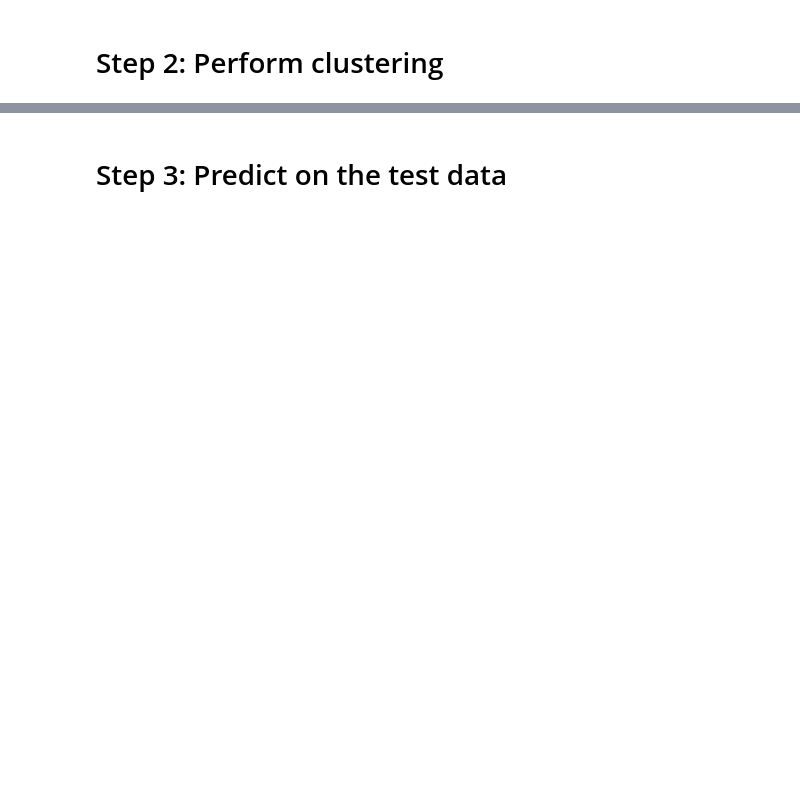
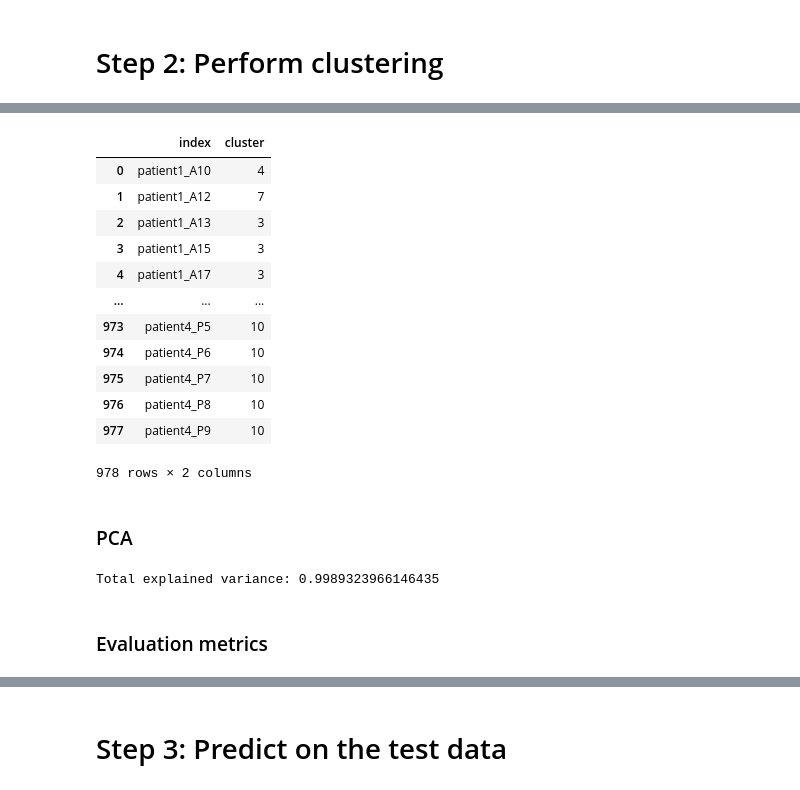
Before and after one commit to acarballocastro/ML4G, a Jupyter notebook: Project2_starter_code_template.ipynb, the cells around one changed output, grey strips where cells are left out. Saved outputs shown, nothing was run; the diff lists cells and outputs as text; code cells hidden in the pictures; blank space fills up the shorter version.

```diff
--- a/Project2_starter_code_template.ipynb
+++ b/Project2_starter_code_template.ipynb
@@ -140,0 +167,19 @@ spearman
+# %%
+cluster_labels = pd.DataFrame(data = {'index': sc_pancreas.columns, 'cluster': clusters})
+cluster_labels
+# %% [output]
+|  | index | cluster |
+| 0 | patient1_A10 | 4 |
+| 1 | patient1_A12 | 7 |
+| 2 | patient1_A13 | 3 |
+| 3 | patient1_A15 | 3 |
+| 4 | patient1_A17 | 3 |
+| ... | ... | ... |
+| 973 | patient4_P5 | 10 |
+| 974 | patient4_P6 | 10 |
+| 975 | patient4_P7 | 10 |
+| 976 | patient4_P8 | 10 |
+| 977 | patient4_P9 | 10 |
+978 rows × 2 columns
+# %% [markdown]
+### PCA
@@ -140,0 +189,8 @@ spearman
+# %%
+# Print the explained variance ratio for each principal component
+# print('Explained variance ratio:', pca.explained_variance_ratio_)
+
+# Print the total explained variance
+print('Total explained variance:', np.sum(pca.explained_variance_ratio_))
+# %% [output]
+Total explained variance: 0.9989323966146435
@@ -140,0 +200,2 @@ spearman
+# %% [markdown]
+### Evaluation metrics
```
Also changed, not shown: parts of 12 cells of this notebook.
